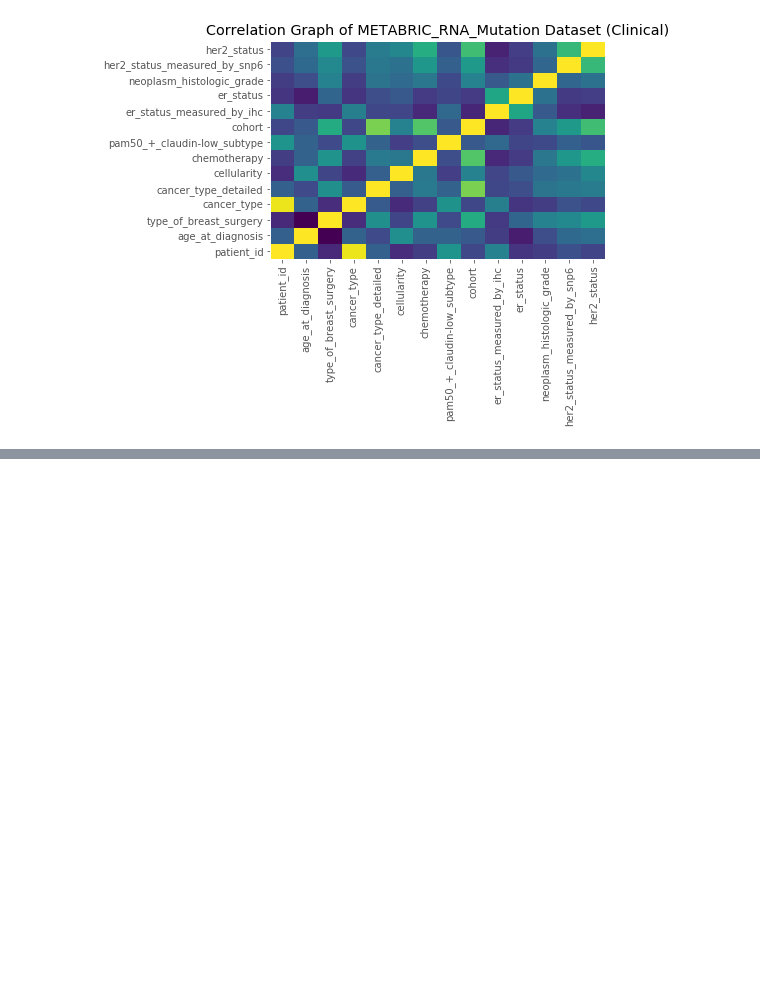
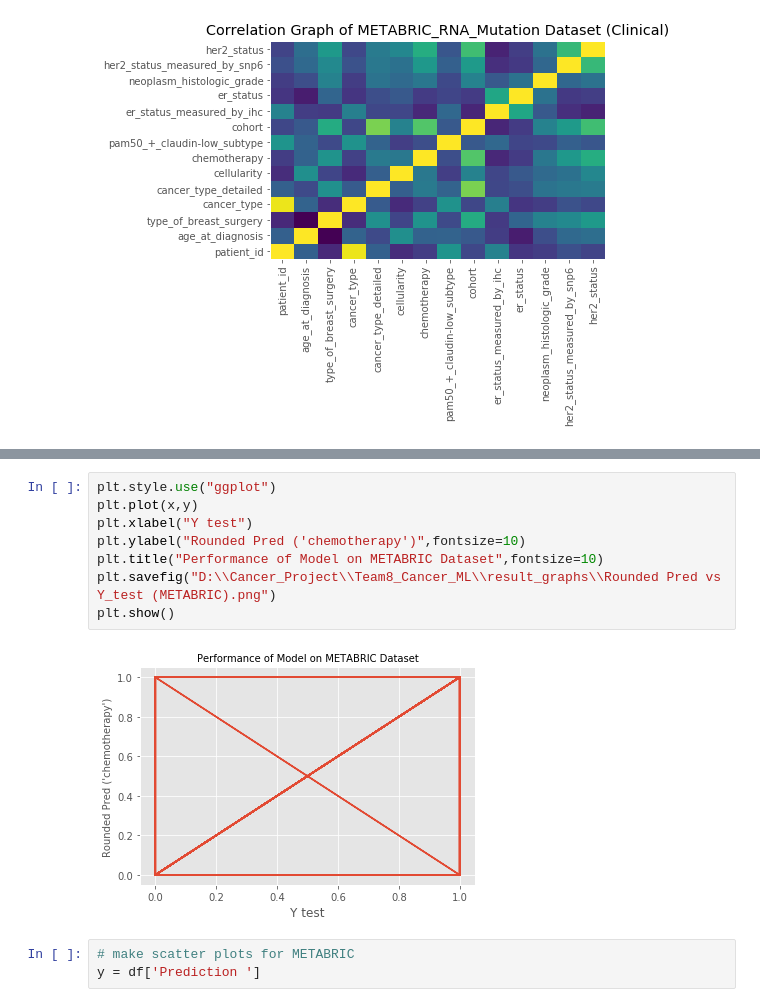
Before and after one commit to NM-Supercomputing-Challenge/Team8_Cancer_ML, a Jupyter notebook: data_vis.ipynb, the cells around one changed output, grey strips where cells are left out. Drawn from its saved outputs; the diff is of its cells as text; blank space fills up the shorter version.

```diff
--- a/data_vis.ipynb
+++ b/data_vis.ipynb
@@ -200,0 +227,13 @@ plt.show()
+# %%
+plt.style.use("ggplot")
+plt.plot(x,y)
+plt.xlabel("Y test")
+plt.ylabel("Rounded Pred ('chemotherapy')",fontsize=10)
+plt.title("Performance of Model on METABRIC Dataset",fontsize=10)
+plt.savefig("D:\\Cancer_Project\\Team8_Cancer_ML\\result_graphs\\Rounded Pred vs Y_test (METABRIC).png")
+plt.show()
+# %% [output]
+[figure, added]
+# %%
+# make scatter plots for METABRIC
+y = df['Prediction ']
```
Also changed, not shown: parts of 8 cells of this notebook.
